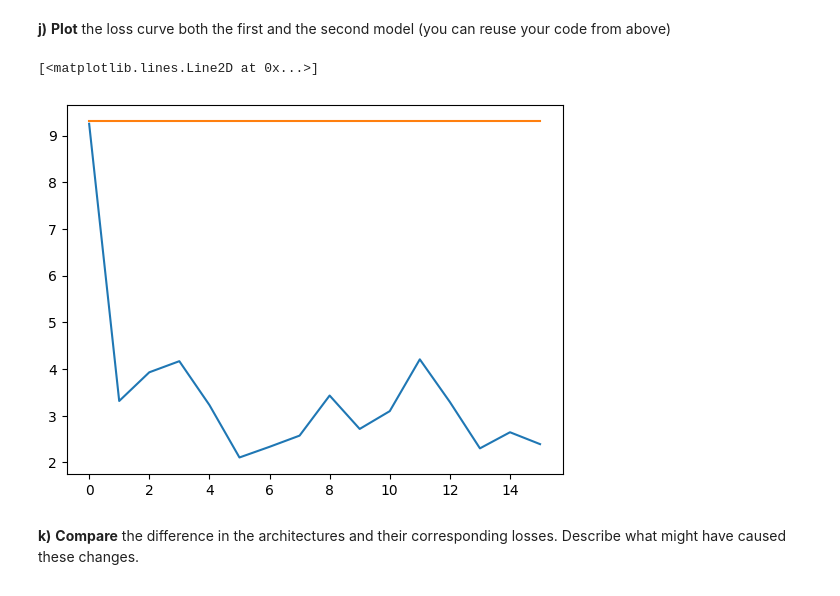
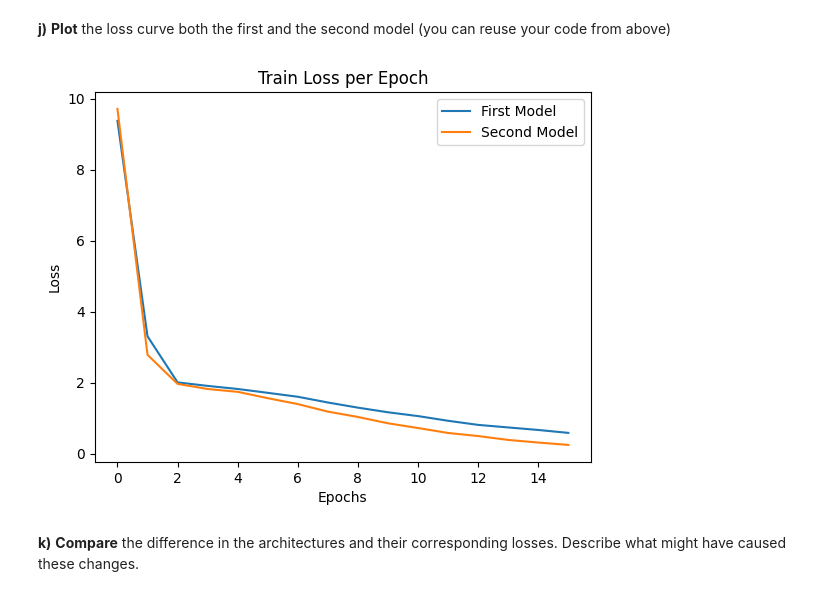
Before and after one commit to steiner-julian/deep-learning-for-natural-language-processing, a Jupyter notebook: Homeworks/Homework_2/group_98.ipynb, the cells around one changed output. Cells and saved outputs as stored; diff of their text form; code cells hidden in the pictures.

```diff
--- a/Homeworks/Homework_2/group_98.ipynb
+++ b/Homeworks/Homework_2/group_98.ipynb
@@ -456,8 +454,8 @@ class MLP(nn.Module):
 # %% [markdown]
 **i)** **Initialize and train** the new class with the function from above
 # %%
-# TODO: YOUR CODE HERE
 model = MLP()
 model = model.to(device)
+optimizer = torch.optim.AdamW(model.parameters(), lr=lr)
 train_losses_second_model, model = train(model, train_dataloader, dev_dataloader, optimizer, loss_func, num_epochs, device)
 # %% [output]
@@ -481,11 +479,18 @@ inital train loss: 9.301747759183248
 # %% [markdown]
 **j)** **Plot** the loss curve both the first and the second model (you can reuse your code from above)
-# %%
-# YOUR CODE FOR PLOTTING HERE
-plt.plot(train_loss)
-plt.plot(train_losses_second_model)
-# %% [output]
-[<matplotlib.lines.Line2D at 0x...>]
-[figure, removed]
+# %%
+def plot_losses_comparison(first_losses, second_losses):
+    plt.plot(first_losses, label="First Model")
+    plt.plot(second_losses, label="Second Model")
+    plt.xlabel("Epochs")
+    plt.ylabel("Loss")
+    plt.title("Train Loss per Epoch")
+    plt.legend()
+    plt.show()
+
+
+plot_losses_comparison(train_loss, train_losses_second_model)
+# %% [output]
+[figure, added]
 # %% [markdown]
 **k)** **Compare** the difference in the architectures and their corresponding losses. Describe what might have caused these changes.
```
Also changed, not shown: parts of 20 cells of this notebook.
